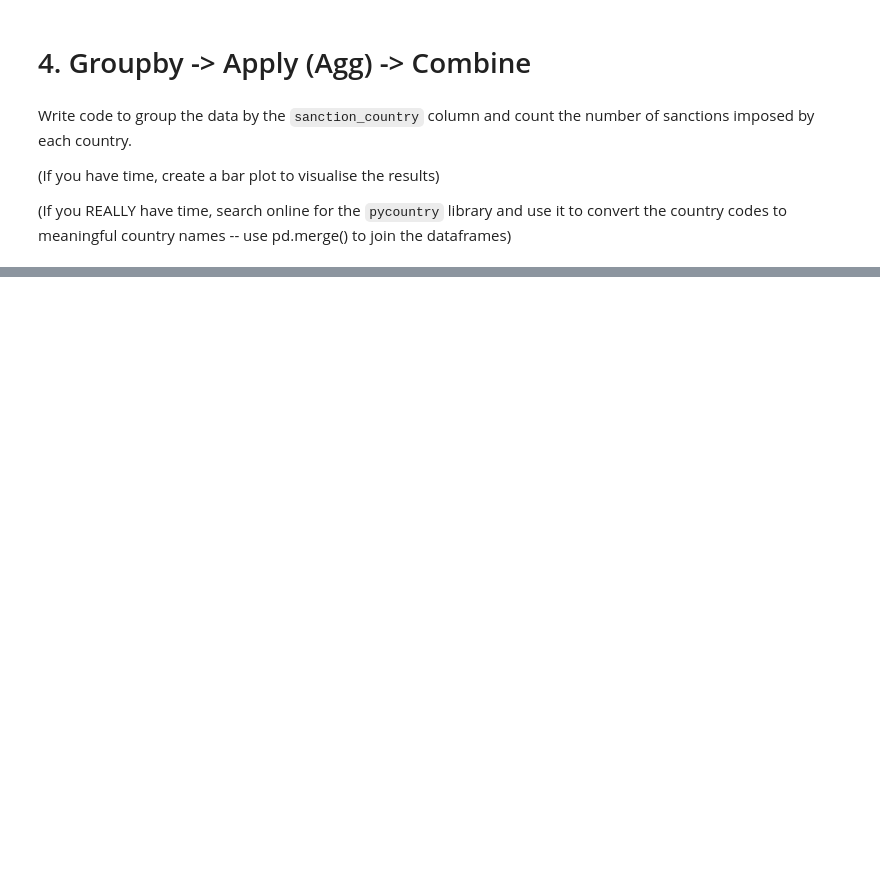
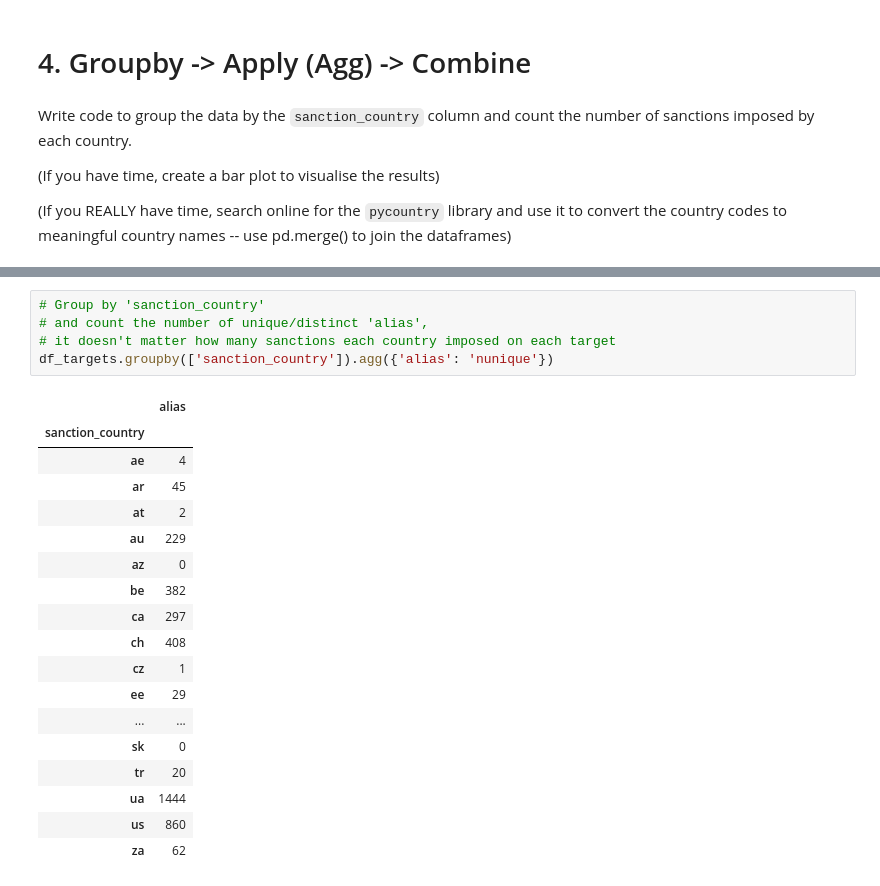
Before and after one commit to natashiblie/ds105a-2024, a Jupyter notebook: notebooks/W07-Lab-Notebook.ipynb, the cells around one changed output, grey strips where cells are left out. Drawn from its saved outputs; the diff is of its cells as text; blank space fills up the shorter version.

```diff
--- a/notebooks/W07-Lab-Notebook.ipynb
+++ b/notebooks/W07-Lab-Notebook.ipynb
@@ -481,0 +712,24 @@ Write code to group the data by the `sanction_country` column and count the numb
+# %%
+# Group by 'sanction_country'
+# and count the number of unique/distinct 'alias',
+# it doesn't matter how many sanctions each country imposed on each target
+df_targets.groupby(['sanction_country']).agg({'alias': 'nunique'})
+# %% [output]
+|  | alias |
+| sanction_country |  |
+| ae | 4 |
+| ar | 45 |
+| at | 2 |
+| au | 229 |
+| az | 0 |
+| be | 382 |
+| ca | 297 |
+| ch | 408 |
+| cz | 1 |
+| ee | 29 |
+| ... | ... |
+| sk | 0 |
+| tr | 20 |
+| ua | 1444 |
+| us | 860 |
+| za | 62 |
```
Also changed, not shown: parts of 33 cells of this notebook, 1 other file.
